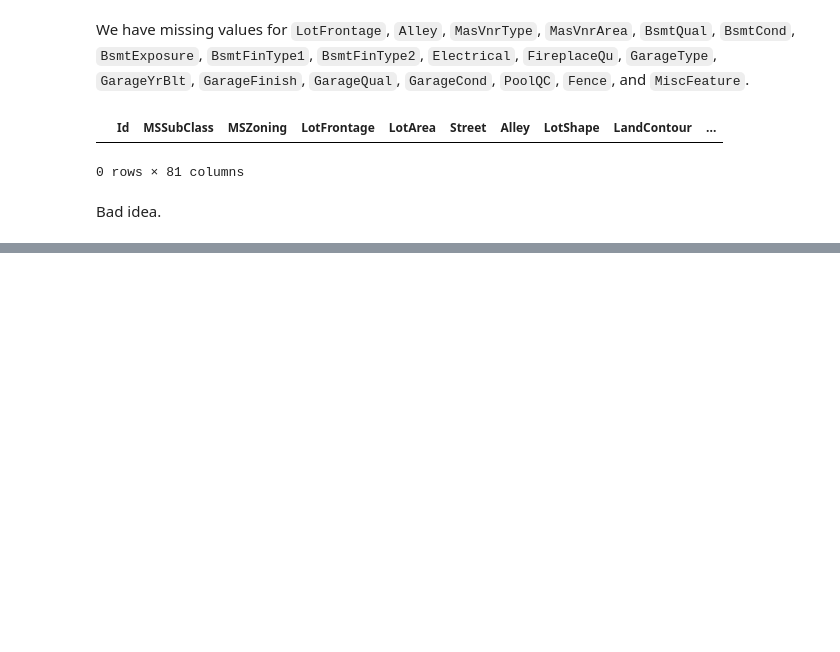
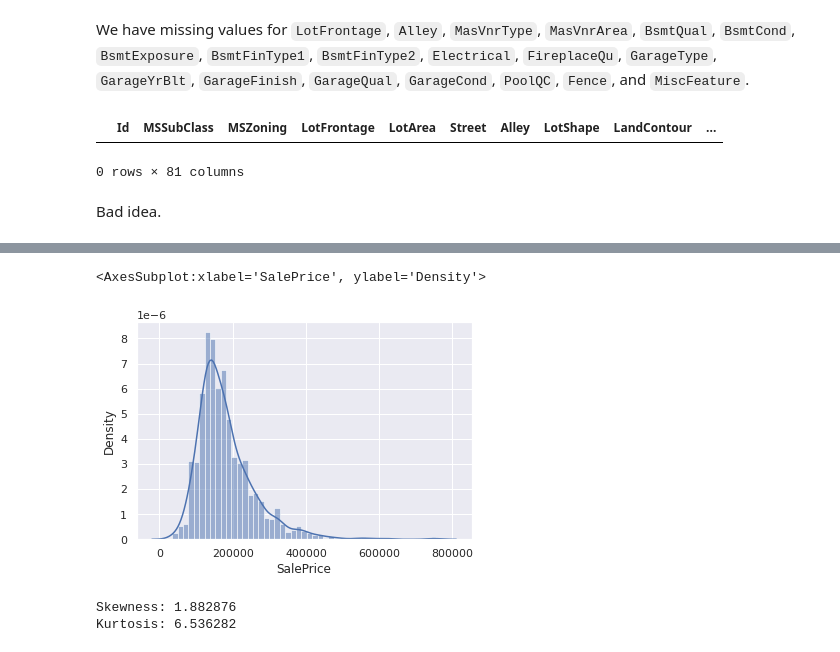
Before and after one commit to gkorpal/TeamPoplar, a Jupyter notebook: gkorpal/gkorpal-erdos.ipynb, the cells around one changed output, grey strips where cells are left out. Drawn from its saved outputs; the diff is of its cells as text; code cells hidden in the pictures; blank space fills up the shorter version.

Commit message:
Kaggle Notebook

```diff
--- a/gkorpal/gkorpal-erdos.ipynb
+++ b/gkorpal/gkorpal-erdos.ipynb
@@ -5,6 +5,9 @@
 
 import numpy as np # linear algebra
 import pandas as pd # data processing, CSV file I/O (e.g. pd.read_csv)
+import matplotlib.pyplot as plt
+import seaborn as sns
+sns.set_theme()
 
 # Input data files are available in the read-only "../input/" directory
 # For example, running this (by clicking run or pressing Shift+Enter) will list all files under the input directory
@@ -23,6 +26,6 @@ for dirname, _, filenames in os.walk('/kaggle/input'):
 /kaggle/input/house-prices-advanced-regression-techniques/test.csv
 # %%
 # Data Collection/3. Data Competition Sites
-housing_train = pd.read_csv('/kaggle/input/house-prices-advanced-regression-techniques/train.csv')
+htrain = pd.read_csv('../input/house-prices-advanced-regression-techniques/train.csv')
 # %%
 # Fall Problem Sessions/Fall Problem Session 2
@@ -67,0 +87,17 @@ Bad idea.
+# %%
+# visualizing the above distribution
+sns.histplot(
+    htrain['SalePrice'], kde=True,
+    stat="density", kde_kws=dict(cut=3)
+)
+# %% [output]
+<AxesSubplot:xlabel='SalePrice', ylabel='Density'>
+[figure, added]
+# %%
+# We can look at its deviation from standard normal distribution.
+# skewness (lack of symmetry) and excess kurtosis (heavy/light tailed)
+print("Skewness: %f" % htrain['SalePrice'].skew())
+print("Kurtosis: %f" % htrain['SalePrice'].kurt())
+# %% [output]
+Skewness: 1.882876
+Kurtosis: 6.536282
```
Also changed, not shown: parts of 10 cells of this notebook.
